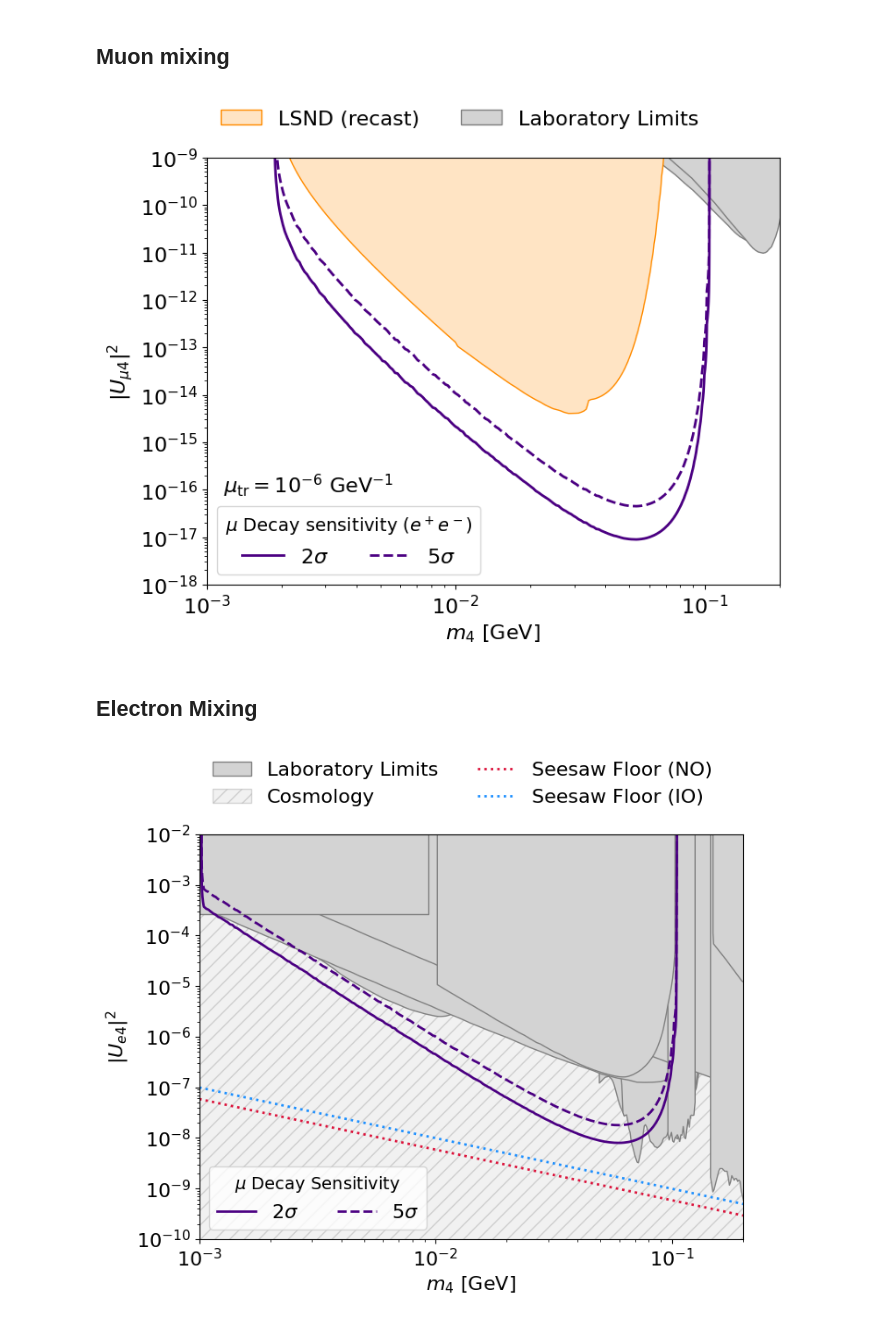
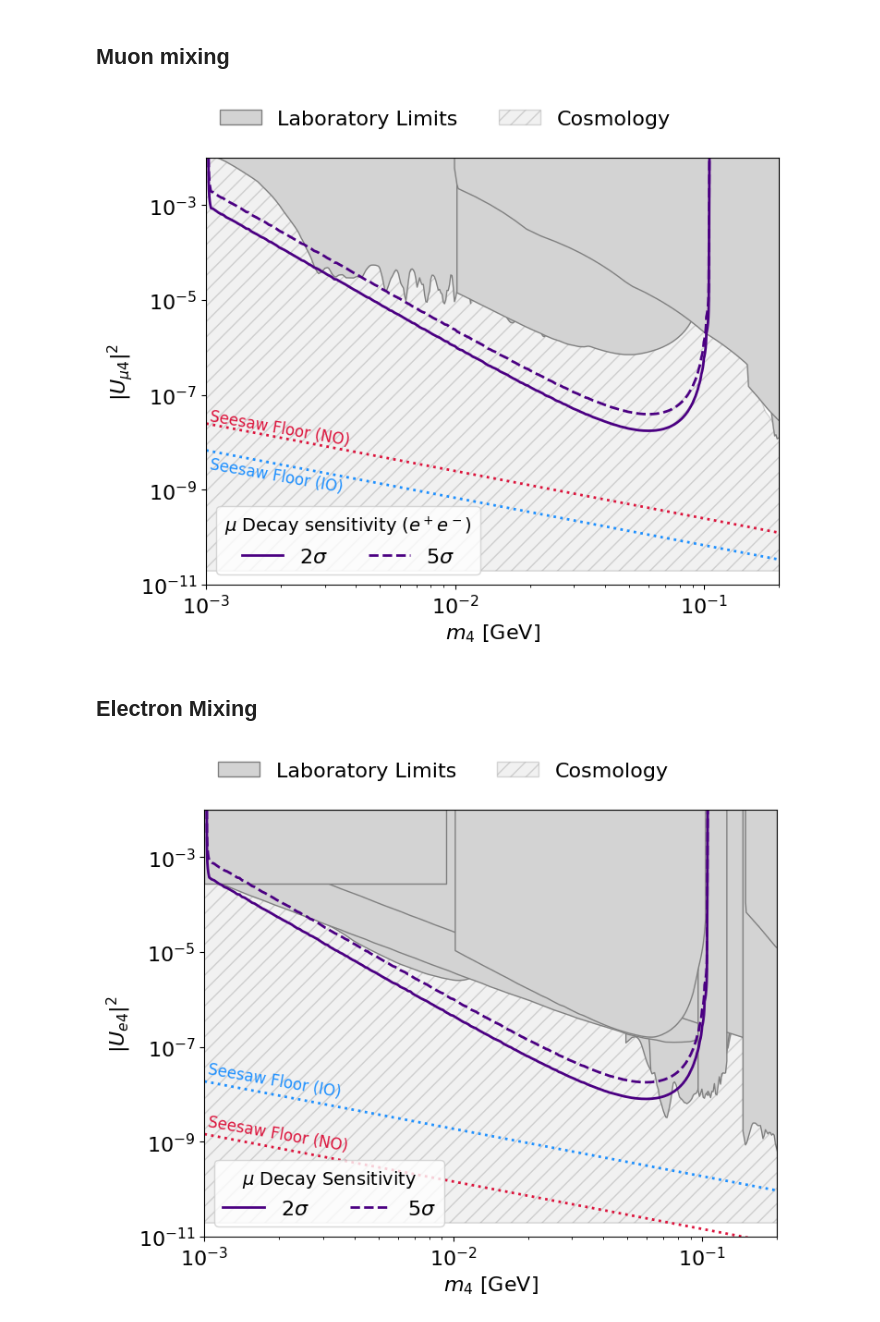
Before and after one commit to nickkamp1/NeutrinoFactoryHNL, a Jupyter notebook: Constraints.ipynb, the cells around one changed output. Cells and saved outputs as stored; diff of their text form; code cells hidden in the pictures.

Commit message:
udpated leptogenesis bands, tunnel sensitivity calculation

```diff
--- a/Constraints.ipynb
+++ b/Constraints.ipynb
@@ -78,8 +78,8 @@ def plot_dipole_limits():
 
 experiment = "decay" # decay, balloon, or tunnel
 leptogenesis = False
-seesaw = False
-dipole = True
+seesaw = True
+dipole = False
 
 # first, plot existing limits
 if dipole:
@@ -110,7 +110,7 @@ if experiment=="decay":
     if not dipole:
         decay_contours = np.load("data/decay_production_contours_d_0.00e+00.npz")
         plt.xlim(m4_range[0], 0.2)
-        plt.ylim(1e-10,1e-2)
+        plt.ylim(1e-11,1e-2)
     else:
         decay_contours = np.load("data/decay_production_contours_d_5.00e-07.npz")
         plt.xlim(m4_range[0], 0.2)
@@ -215,19 +215,26 @@ if experiment=="tunnel":
 io_color = "dodgerblue"
 no_color = "crimson"
 lg = pd.read_csv("data/leptogenesis/leptogenesis_bands_interpolated_0p1_to_100.csv")
+seesaw_data = pd.read_csv("data/leptogenesis/seesaw_floors_per_flavor.csv")
 
 if leptogenesis:
-    plt.fill_between(lg['M_GeV'][::2], lg['NO_total_upper'][::2], lg['NO_total_lower'][::2], alpha=0.2, color=no_color, label='Leptogenesis (NO)',zorder=0)
-    plt.fill_between(lg['M_GeV'], lg['IO_total_upper'], lg['IO_total_lower'], alpha=0.2, color=io_color, label='Leptogenesis (IO)',zorder=0)
+    plt.fill_between(lg['M_GeV'][::2], lg['NO_mu_upper'][::2], lg['NO_mu_lower'][::2], alpha=0.2, color=no_color, label='Leptogenesis (NO)',zorder=0)
+    plt.fill_between(lg['M_GeV'], lg['IO_mu_upper'], lg['IO_mu_lower'], alpha=0.2, color=io_color, label='Leptogenesis (IO)',zorder=0)
 
 if seesaw:
-    lg_no_factor = lg['seesaw_line_NO'][0] * lg['M_GeV'][0]
-    plt.plot(m4_range, lg_no_factor / m4_range, color=no_color, linestyle=':', zorder=2, label="Seesaw Floor (NO)")
-    #plt.fill_between(m4_range, 0, lg_no_factor / m4_range, alpha=1, color="white", zorder=1)
-    #plt.text(m4_range[2], 2e-9, "Seesaw Floor", rotation=-18, fontsize=16, color="black",ha="left",va="center")
-    lg_io_factor = lg['seesaw_line_IO'][0] * lg['M_GeV'][0]
-    plt.plot(m4_range, lg_io_factor / m4_range, color=io_color, linestyle=':', zorder=2, label="Seesaw Floor (IO)")
-    #plt.fill_between(m4_range, 0, lg_io_factor / m4_range, alpha=1, color="white", zorder=1)
+    #seesaw_no_factor = lg['seesaw_line_NO'][0] * lg['M_GeV'][0]
+    seesaw_no_factor = seesaw_data['seesaw_mu_NO'][0] * seesaw_data['M_GeV'][0]
+    seesaw_io_factor = seesaw_data['seesaw_mu_IO'][0] * seesaw_data['M_GeV'][0]
+    plt.plot(m4_range, seesaw_no_factor / m4_range, color=no_color, linestyle=':', zorder=2)
+    plt.plot(m4_range, seesaw_io_factor / m4_range, color=io_color, linestyle=':', zorder=2)
+    if experiment=="decay":
+        plt.text(m4_range[2], 2e-8, "Seesaw Floor (NO)", rotation=-10, fontsize=12, color=no_color,ha="left",va="center")
+        plt.text(m4_range[2], 2e-9, "Seesaw Floor (IO)", rotation=-10, fontsize=12, color=io_color,ha="left",va="center")
+    else:
+        plt.text(m4_range[2], 1.2e-8, "Seesaw Floor (NO)", rotation=-18, fontsize=12, color=no_color,ha="left",va="center")
+        plt.text(m4_range[2], 7e-10, "Seesaw Floor (IO)", rotation=-18, fontsize=12, color=io_color,ha="left",va="center")
+    #plt.fill_between(m4_range, 0, seesaw_no_factor / m4_range, alpha=1, color="white", zorder=1)
+    #plt.fill_between(m4_range, 0, seesaw_io_factor / m4_range, alpha=1, color="white", zorder=1)
 
 
 
@@ -267,7 +274,7 @@ elif experiment=="decay": plt.savefig("Figures/Constraints_Decay%s.png"%( "_dipo
 elif experiment=="tunnel": plt.savefig("Figures/Constraints_Tunnel.png", dpi=300, bbox_inches='tight')
 plt.show()
 # %% [output]
-[figure, old version]
+[figure, new version]
 # %% [markdown]
 ## Electron Mixing
 # %%
@@ -306,7 +313,7 @@ if experiment=="decay":
         Line2D([],[],color=decay_color,ls="--",label=r"$5\sigma$"),
     ]
     plt.xlim(m4_range[0], 0.2)
-    plt.ylim(1e-10,1e-2)
+    plt.ylim(1e-11,1e-2)
 
 
 
@@ -314,42 +321,49 @@ if experiment=="decay":
 io_color = "dodgerblue"
 no_color = "crimson"
 lg = pd.read_csv("data/leptogenesis/leptogenesis_bands_interpolated_0p1_to_100.csv")
+seesaw_data = pd.read_csv("data/leptogenesis/seesaw_floors_per_flavor.csv")
 
 if leptogenesis:
-    plt.fill_between(lg['M_GeV'][::2], lg['NO_total_upper'][::2], lg['NO_total_lower'][::2], alpha=0.2, color=no_color, label='Leptogenesis (NO)',zorder=0)
-    plt.fill_between(lg['M_GeV'], lg['IO_total_upper'], lg['IO_total_lower'], alpha=0.2, color=io_color, label='Leptogenesis (IO)',zorder=0)
+    plt.fill_between(lg['M_GeV'][::2], lg['NO_e_upper'][::2], lg['NO_e_lower'][::2], alpha=0.2, color=no_color, label='Leptogenesis (NO)',zorder=0)
+    plt.fill_between(lg['M_GeV'], lg['IO_e_upper'], lg['IO_e_lower'], alpha=0.2, color=io_color, label='Leptogenesis (IO)',zorder=0)
 
 if seesaw:
-    lg_no_factor = lg['seesaw_line_NO'][0] * lg['M_GeV'][0]
-    plt.plot(m4_range, lg_no_factor / m4_range, color=no_color, linestyle=':', zorder=2, label="Seesaw Floor (NO)")
-    #plt.fill_between(m4_range, 0, lg_no_factor / m4_range, alpha=1, color="white", zorder=1)
-    #plt.text(m4_range[2], 2e-9, "Seesaw Floor", rotation=-18, fontsize=16, color="black",ha="left",va="center")
-    lg_io_factor = lg['seesaw_line_IO'][0] * lg['M_GeV'][0]
-    plt.plot(m4_range, lg_io_factor / m4_range, color=io_color, linestyle=':', zorder=2, label="Seesaw Floor (IO)")
-    #plt.fill_between(m4_range, 0, lg_io_factor / m4_range, alpha=1, color="white", zorder=1)
+    #seesaw_no_factor = lg['seesaw_line_NO'][0] * lg['M_GeV'][0]
+    seesaw_no_factor = seesaw_data['seesaw_e_NO'][0] * seesaw_data['M_GeV'][0]
+    seesaw_io_factor = seesaw_data['seesaw_e_IO'][0] * seesaw_data['M_GeV'][0]
+    plt.plot(m4_range, seesaw_no_factor / m4_range, color=no_color, linestyle=':', zorder=2)
+    plt.plot(m4_range, seesaw_io_factor / m4_range, color=io_color, linestyle=':', zorder=2)
+    if experiment=="decay":
+        plt.text(m4_range[2], 2e-8, "Seesaw Floor (IO)", rotation=-10, fontsize=12, color=io_color,ha="left",va="center")
+        plt.text(m4_range[2], 1.5e-9, "Seesaw Floor (NO)", rotation=-10, fontsize=12, color=no_color,ha="left",va="center")
+    else:
+        plt.text(m4_range[2], 1.2e-8, "Seesaw Floor (NO)", rotation=-18, fontsize=12, color=no_color,ha="left",va="center")
+        plt.text(m4_range[2], 7e-10, "Seesaw Floor (IO)", rotation=-18, fontsize=12, color=io_color,ha="left",va="center")
+    #plt.fill_between(m4_range, 0, seesaw_no_factor / m4_range, alpha=1, color="white", zorder=1)
+    #plt.fill_between(m4_range, 0, seesaw_io_factor / m4_range, alpha=1, color="white", zorder=1)
 
 
 
 plt.loglog()
 
 
 
 ax = plt.gca()
 # top legend with auto-collected labels (existing limits, leptogenesis, seesaw)
 ax.legend(loc=[0.01,0.1],bbox_to_anchor=(0.01,1.05),ncol=2)
 # bottom-left legend for balloon/decay sensitivities, added as a separate artist
 if sensitivity_handles:
     bottom_legend = Legend(ax, sensitivity_handles,
                            [h.get_label() for h in sensitivity_handles],
                            ncol=2,
                            loc="lower left",title="%s Sensitivity"%("Balloon" if experiment=="balloon" else r"$\mu$ Decay" if experiment=="decay" else "Tunnel" if experiment=="tunnel" else ""), frameon=True, fancybox=True)
     ax.add_artist(bottom_legend)
 
 
 plt.xlabel(r"$m_4$ [GeV]", fontsize=16)
 plt.ylabel(r"$|U_{e4}|^2$", fontsize=16)
 
 plt.savefig("Figures/Constraints_Electron_Decay.png", dpi=300, bbox_inches='tight')
 plt.show()
 # %% [output]
-[figure, old version]
+[figure, new version]
```
Also changed, not shown: parts of 1 cell of this notebook, 11 other files.
